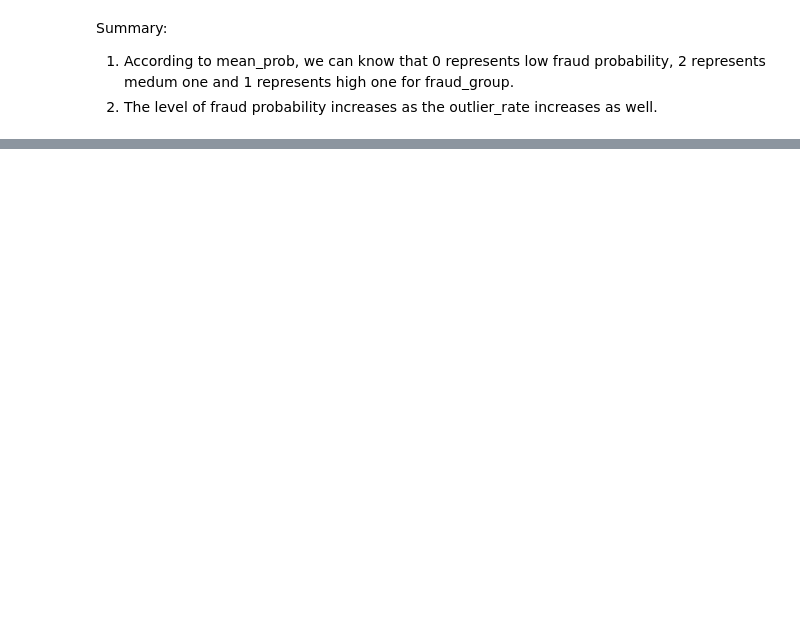
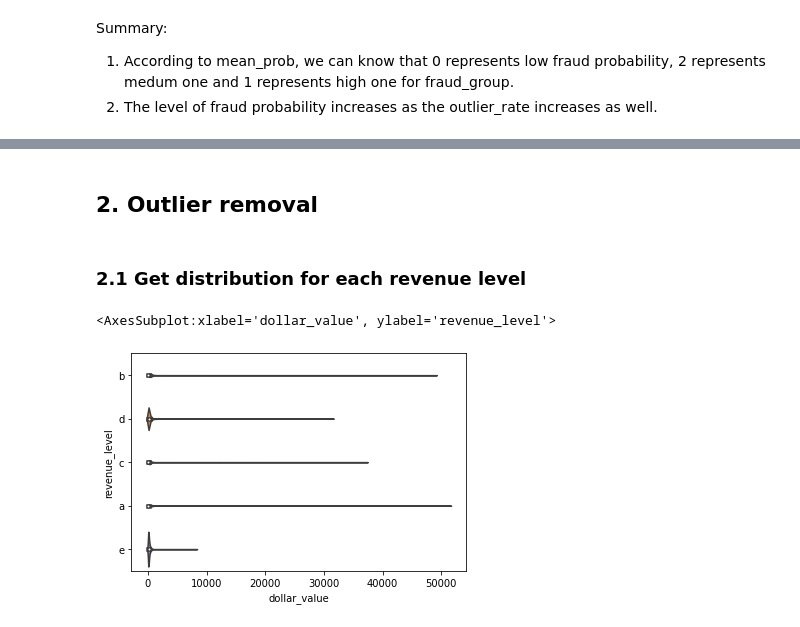
Before and after one commit to MAST30034-Applied-Data-Science/generic-buy-now-pay-later-project-group-27, a Jupyter notebook: notebooks/fraud.ipynb, the cells around one changed output, grey strips where cells are left out. Saved outputs shown, nothing was run; the diff lists cells and outputs as text; code cells hidden in the pictures; blank space fills up the shorter version.

```diff
--- a/notebooks/fraud.ipynb
+++ b/notebooks/fraud.ipynb
@@ -235,4 +236,4 @@ Summary:
 # %%
 add_fraud = raw_join.join(consumer_kmean, ["user_id", "order_datetime"], "left")
 # %%
-add_fraud.drop("fraud_probability", "isOutlier", "features", "scaledFeatures", "indexedFeatures")
+add_fraud = add_fraud.drop("fraud_probability", "isOutlier", "features", "scaledFeatures", "indexedFeatures")
@@ -271,3 +248,13 @@ only showing top 20 rows
 # raw_join.where((col("order_datetime") == date_time.date()) & (col("user_id") == user))
 # %%
 # merchant_consumer_info.where((col("order_datetime") == date_time.date()) & (col("user_id") == user))
+# %% [markdown]
+<h2>2. Outlier removal</h2>
+# %% [markdown]
+<h3>2.1 Get distribution for each revenue level</h3>
+# %%
+import seaborn as sns
+sns.violinplot(data=add_fraud.sample(False, 0.1).toPandas(), x="dollar_value", y="revenue_level")
+# %% [output]
+<AxesSubplot:xlabel='dollar_value', ylabel='revenue_level'>
+[figure, added]
```
Also changed, not shown: parts of 30 cells of this notebook, 4 other files.
